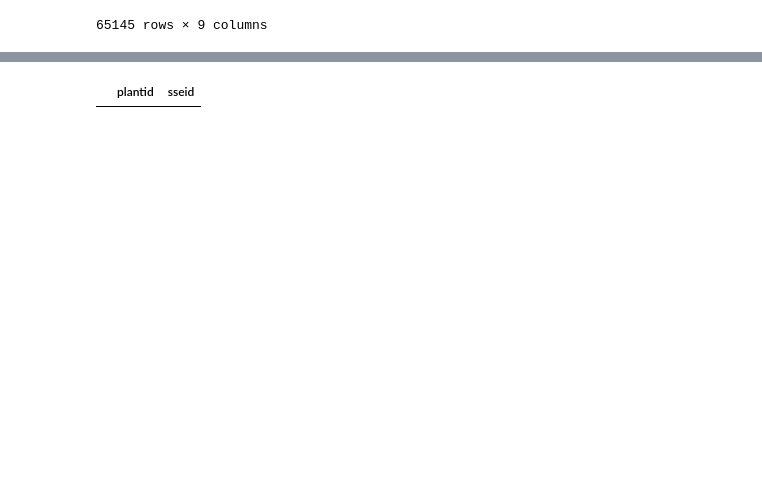
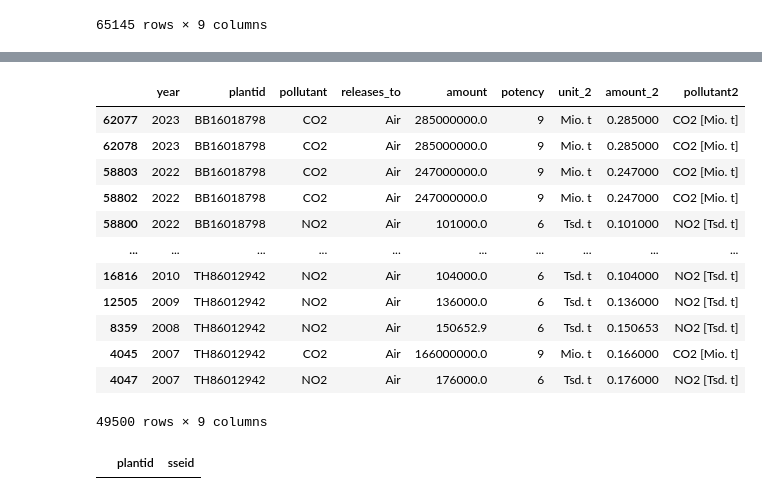
Before and after one commit to sidietz/plantwatch-data, a Jupyter notebook: pollution/pollution_v2.ipynb, the cells around one changed output, grey strips where cells are left out. Drawn from its saved outputs; the diff is of its cells as text; code cells hidden in the pictures; blank space fills up the shorter version.

```diff
--- a/pollution/pollution_v2.ipynb
+++ b/pollution/pollution_v2.ipynb
@@ -510,3 +530,19 @@ new8
+# %%
+new8.loc[new8.duplicated(subset=['plantid', 'pollutant', 'year', 'releases_to'])]
+# %% [output]
+|  | year | plantid | pollutant | releases_to | amount | potency | unit_2 | amount_2 | pollutant2 |
+| 62077 | 2023 | BB16018798 | CO2 | Air | 285000000.0 | 9 | Mio. t | 0.285000 | CO2 [Mio. t] |
+| 62078 | 2023 | BB16018798 | CO2 | Air | 285000000.0 | 9 | Mio. t | 0.285000 | CO2 [Mio. t] |
+| 58803 | 2022 | BB16018798 | CO2 | Air | 247000000.0 | 9 | Mio. t | 0.247000 | CO2 [Mio. t] |
+| 58802 | 2022 | BB16018798 | CO2 | Air | 247000000.0 | 9 | Mio. t | 0.247000 | CO2 [Mio. t] |
+| 58800 | 2022 | BB16018798 | NO2 | Air | 101000.0 | 6 | Tsd. t | 0.101000 | NO2 [Tsd. t] |
+| ... | ... | ... | ... | ... | ... | ... | ... | ... | ... |
+| 16816 | 2010 | TH86012942 | NO2 | Air | 104000.0 | 6 | Tsd. t | 0.104000 | NO2 [Tsd. t] |
+| 12505 | 2009 | TH86012942 | NO2 | Air | 136000.0 | 6 | Tsd. t | 0.136000 | NO2 [Tsd. t] |
+| 8359 | 2008 | TH86012942 | NO2 | Air | 150652.9 | 6 | Tsd. t | 0.150653 | NO2 [Tsd. t] |
+| 4045 | 2007 | TH86012942 | CO2 | Air | 166000000.0 | 9 | Mio. t | 0.166000 | CO2 [Mio. t] |
+| 4047 | 2007 | TH86012942 | NO2 | Air | 176000.0 | 6 | Tsd. t | 0.176000 | NO2 [Tsd. t] |
+49500 rows × 9 columns
 # %%
 bpm.loc[bpm.plantid == "06-05-500-0342713"]
 # %% [output]
```
Also changed, not shown: parts of 5 cells of this notebook, 9 other files.
